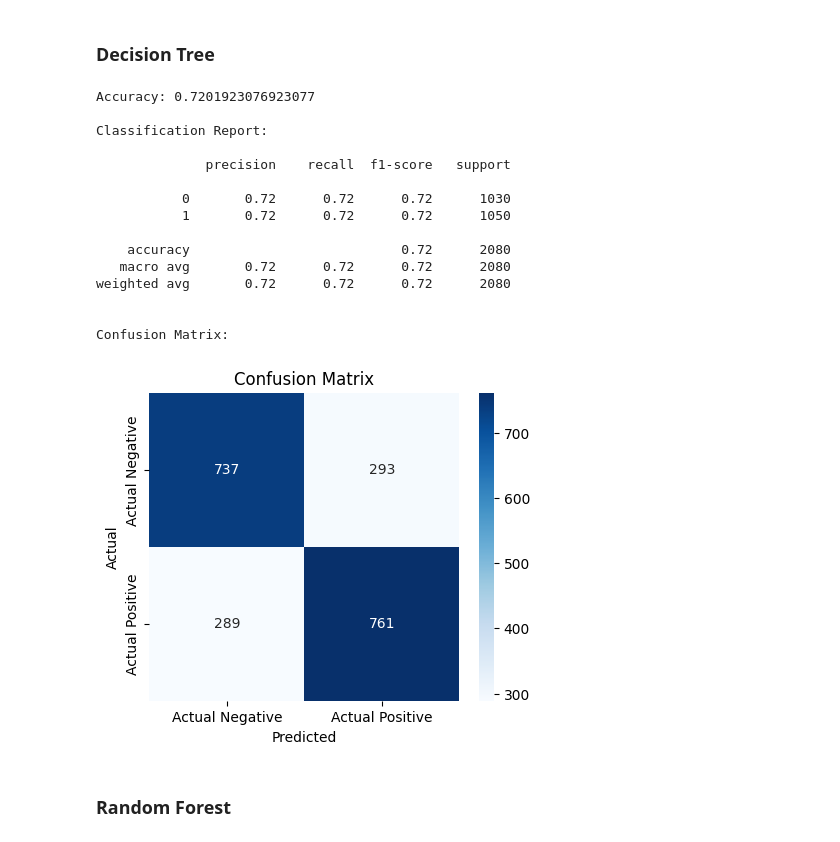
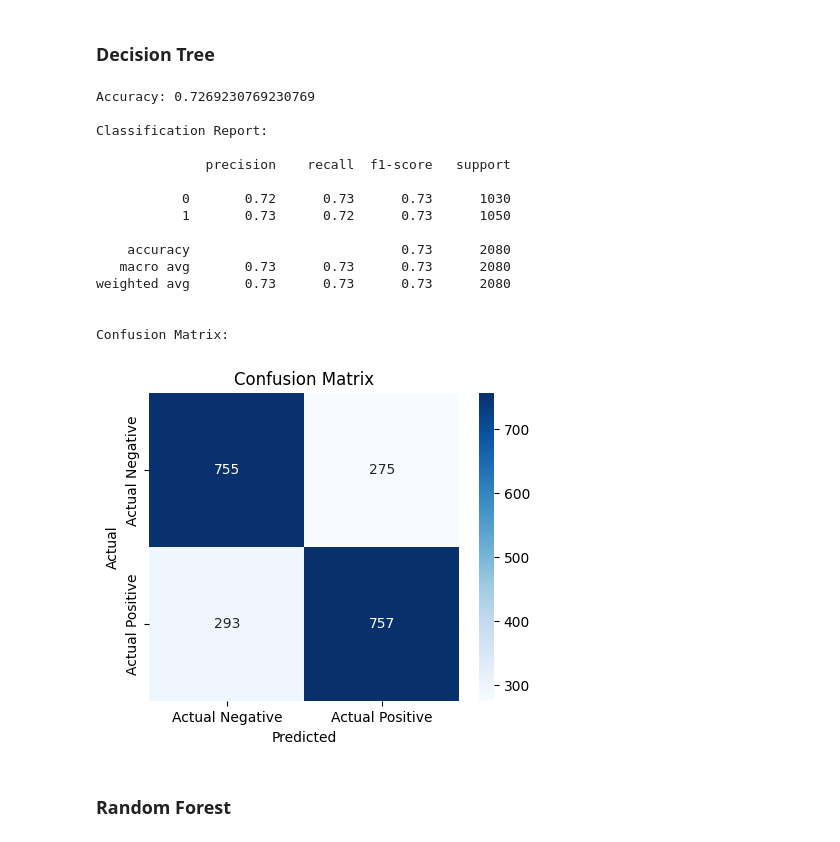
Before and after one commit to Shaz-5/fake-news-classification, a Jupyter notebook: Implementation/FakeBERT.ipynb, the cells around one changed output. Saved outputs shown, nothing was run; the diff lists cells and outputs as text; code cells hidden in the pictures.

```diff
--- a/Implementation/FakeBERT.ipynb
+++ b/Implementation/FakeBERT.ipynb
@@ -503,26 +523,26 @@ Confusion Matrix:
 [figure]
 # %% [markdown]
 ### Decision Tree
-# %%
-dt = DecisionTreeClassifier()
-df_acc = train_model(dt, X_train_glove_pos, y_train, X_test_glove_pos, y_test)
-# %% [output]
-Accuracy: 0.7201923076923077
-
-Classification Report:
-
-              precision    recall  f1-score   support
-
-           0       0.72      0.72      0.72      1030
-           1       0.72      0.72      0.72      1050
-
-    accuracy                           0.72      2080
-   macro avg       0.72      0.72      0.72      2080
-weighted avg       0.72      0.72      0.72      2080
-
-
-Confusion Matrix:
-[figure, removed]
+# %%
+dt = DecisionTreeClassifier()
+df_acc = train_model(dt, X_train_glove, y_train, X_test_glove, y_test)
+# %% [output]
+Accuracy: 0.7269230769230769
+
+Classification Report:
+
+              precision    recall  f1-score   support
+
+           0       0.72      0.73      0.73      1030
+           1       0.73      0.72      0.73      1050
+
+    accuracy                           0.73      2080
+   macro avg       0.73      0.73      0.73      2080
+weighted avg       0.73      0.73      0.73      2080
+
+
+Confusion Matrix:
+[figure, added]
 # %% [markdown]
 ### Random Forest
 # %%
```
Also changed, not shown: parts of 26 cells of this notebook.
